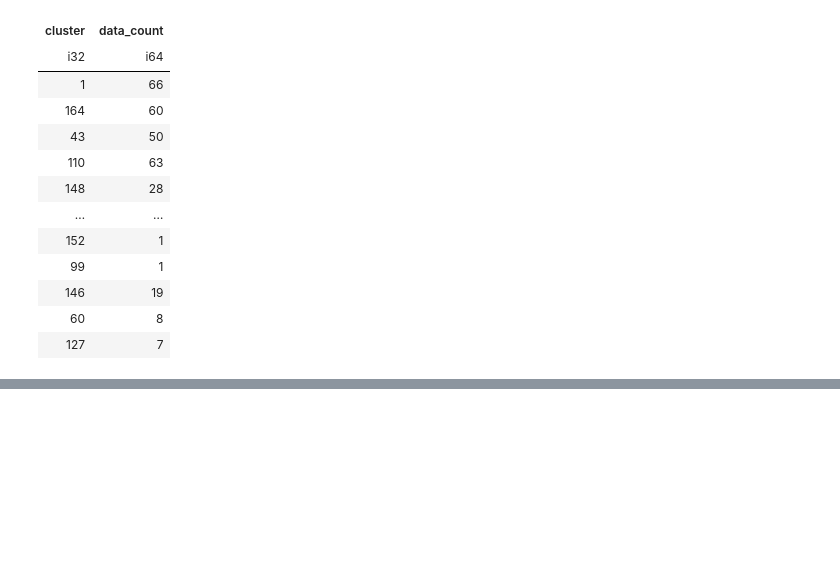
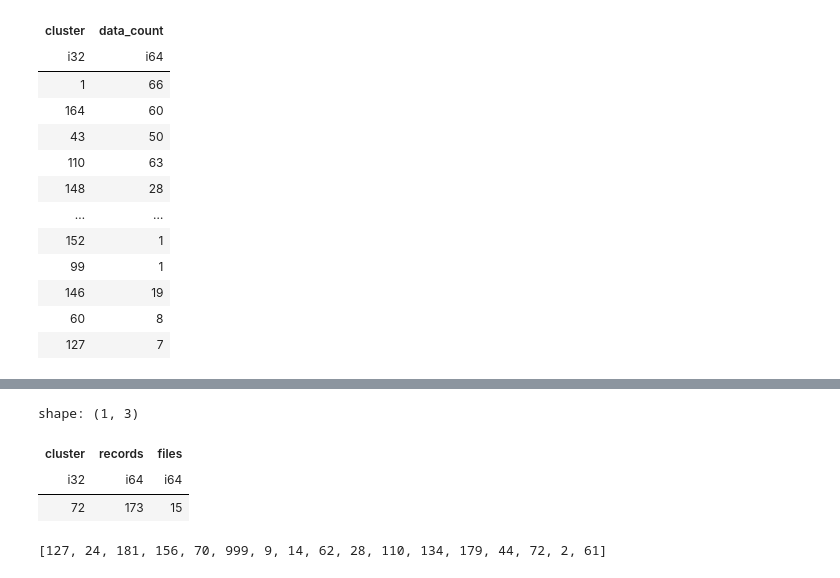
Before and after one commit to sumaniitm/BirdCLEF-2024-kaggle, a Jupyter notebook: mix-and-match.ipynb, the cells around one changed output, grey strips where cells are left out. Cells and saved outputs as stored; diff of their text form; code cells hidden in the pictures; blank space fills up the shorter version.

```diff
--- a/mix-and-match.ipynb
+++ b/mix-and-match.ipynb
@@ -386,6 +386,25 @@ fig_cluster = px.histogram(features_df, x="cosine_similarity")
 fig_cluster.show()
 # %% [output]
 [interactive output not drawn]
+# %%
+dd.sql("select cluster, count(1) as records, count(distinct(file_path)) as files from features_df where label = 999 group by cluster").pl()
+# %% [output]
+shape: (1, 3)
+| cluster | records | files |
+| i32 | i64 | i64 |
+| 72 | 173 | 15 |
+# %%
+# dd.sql("select distinct label, cosine_similarity from features_df where cluster = 72").pl().
+
+features_df_pl = pl.from_pandas(features_df)
+
+list_72 = features_df_pl.filter(pl.col('cluster')==72).select(pl.col('label')).unique().to_series().to_list()
+
+#len(files_per_species_w_rnk.filter(pl.col('rn')<=10).select(pl.col('label')).unique().to_series().to_list())
+
+list_72
+# %% [output]
+[127, 24, 181, 156, 70, 999, 9, 14, 62, 28, 110, 134, 179, 44, 72, 2, 61]
 # %%
 extracted_train_feat_five_sec_mix_match = np.array(features)
 
```
